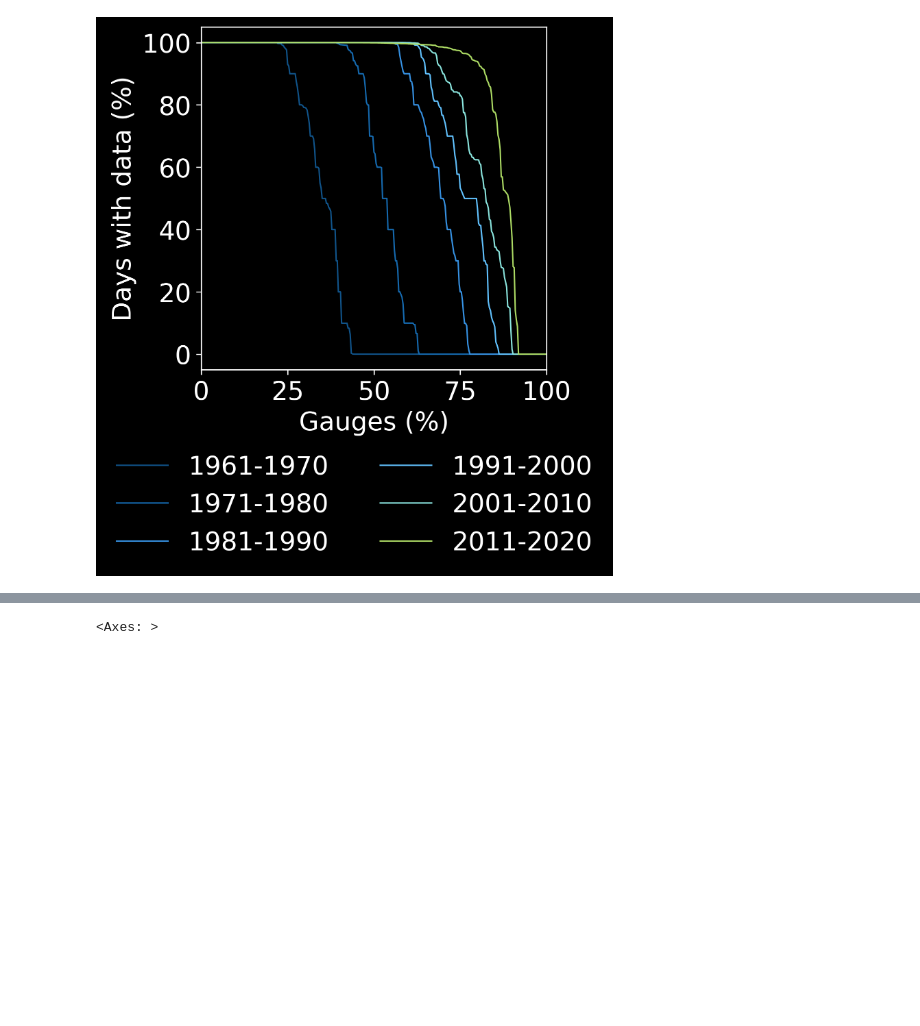
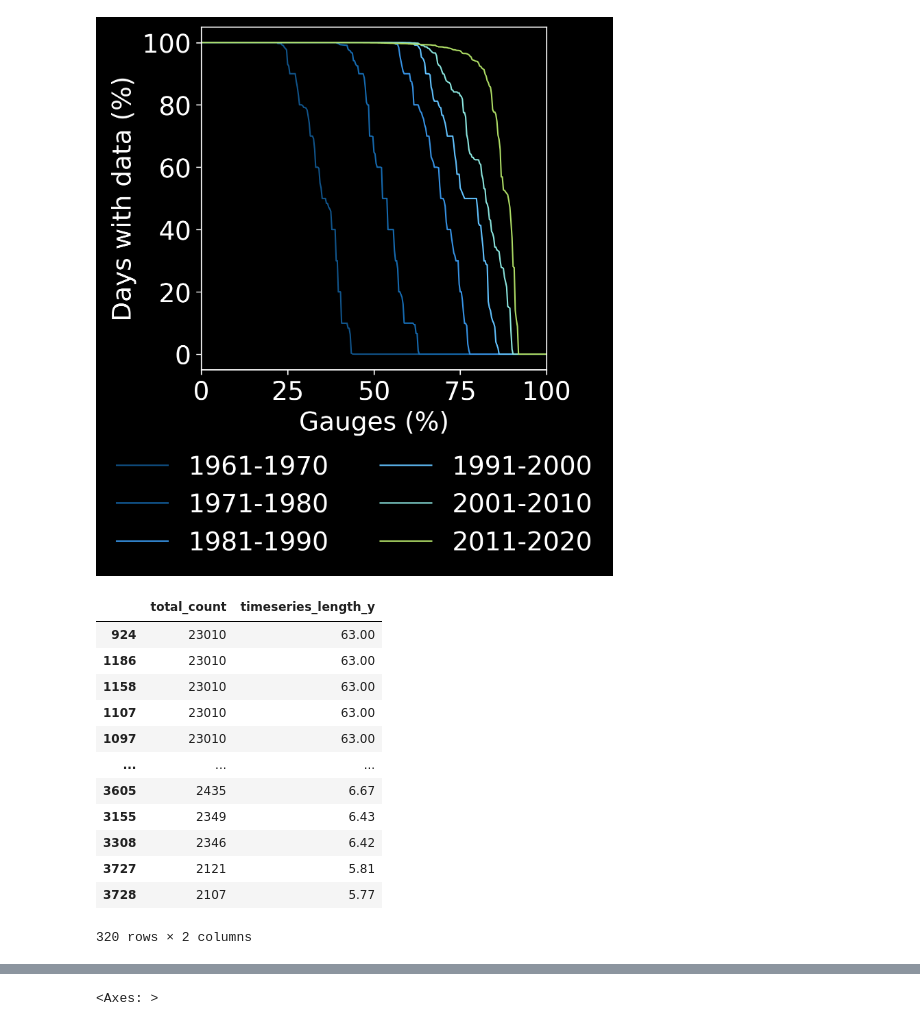
Before and after one commit to iiroseppa/CAMELS-FI, a Jupyter notebook: scripts/visualization/flow_availability.ipynb, the cells around one changed output, grey strips where cells are left out. Saved outputs shown, nothing was run; the diff lists cells and outputs as text; code cells hidden in the pictures; blank space fills up the shorter version.

```diff
--- a/scripts/table_preparation/flow_timeseries_availability.ipynb
+++ b/scripts/visualization/flow_availability.ipynb
@@ -92,3 +136,19 @@ gauge_path = '/path/to/CAMELS-FI flow gauges.gpkg'
 gauges = geopd.read_file(gauge_path, layer='attributes_v1')
 gauges = gauges.set_index('Paikka_Id')
 gauges = gauges.join(total['timeseries_length_y'])
+# %%
+total
+# %% [output]
+|  | total_count | timeseries_length_y |
+| 924 | 23010 | 63.00 |
+| 1186 | 23010 | 63.00 |
+| 1158 | 23010 | 63.00 |
+| 1107 | 23010 | 63.00 |
+| 1097 | 23010 | 63.00 |
+| ... | ... | ... |
+| 3605 | 2435 | 6.67 |
+| 3155 | 2349 | 6.43 |
+| 3308 | 2346 | 6.42 |
+| 3727 | 2121 | 5.81 |
+| 3728 | 2107 | 5.77 |
+320 rows × 2 columns
```
Also changed, not shown: parts of 14 cells of this notebook, 40 other files.
